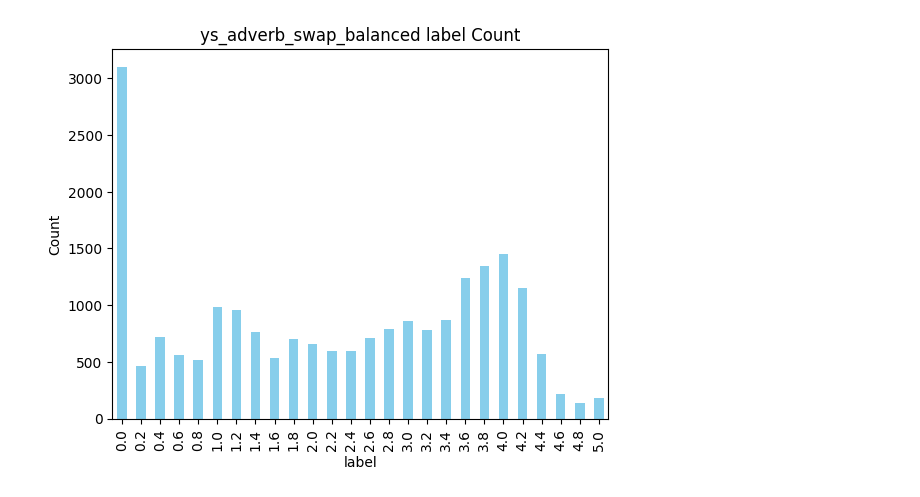
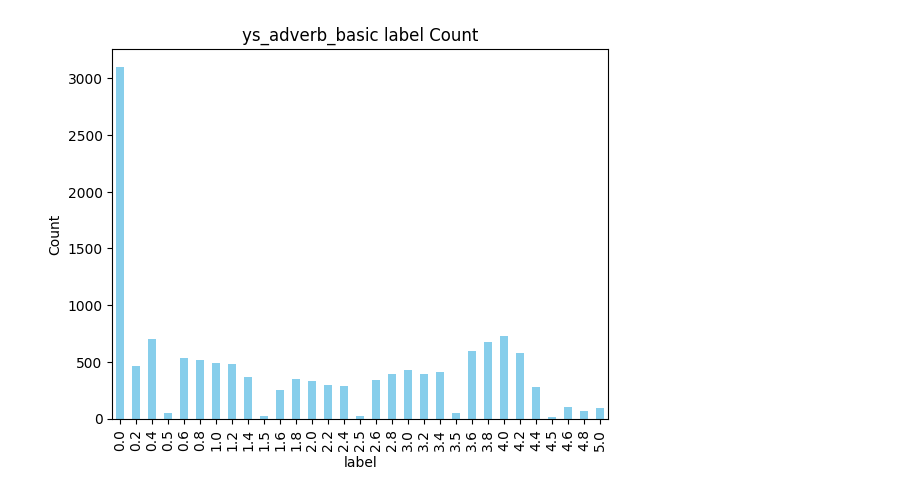
Before and after one commit to boostcampaitech7/level1-semantictextsimilarity-nlp-04, a Jupyter notebook: preprocess/data_balancing.ipynb, the cells around one changed output. Cells and saved outputs as stored; diff of their text form; code cells hidden in the pictures.

```diff
--- a/preprocess/data_balancing.ipynb
+++ b/preprocess/data_balancing.ipynb
@@ -82,3 +25,7 @@ plot_label_count(ys_adverb_swap, "ys_adverb_swap")
+# %%
+plot_label_count(ys_adverb_basic, "ys_adverb_basic")
+# %% [output]
+[figure, added]
 # %%
 def special_value_interpolation(df):
     # 0.5, 1.5, 2.5, 3.5, 4.5에 해당하는 값을 필터링
@@ -102,8 +49,3 @@ def special_value_interpolation(df):
         "label"
     ].transform(adjust_labels)
     return df
-# %%
-ys_adverb_swap_balanced = special_value_interpolation(ys_adverb_swap)
-plot_label_count(ys_adverb_swap_balanced, "ys_adverb_swap_balanced")
-# %% [output]
-[figure, removed]
```
Also changed, not shown: parts of 11 cells of this notebook, 3 other files.
